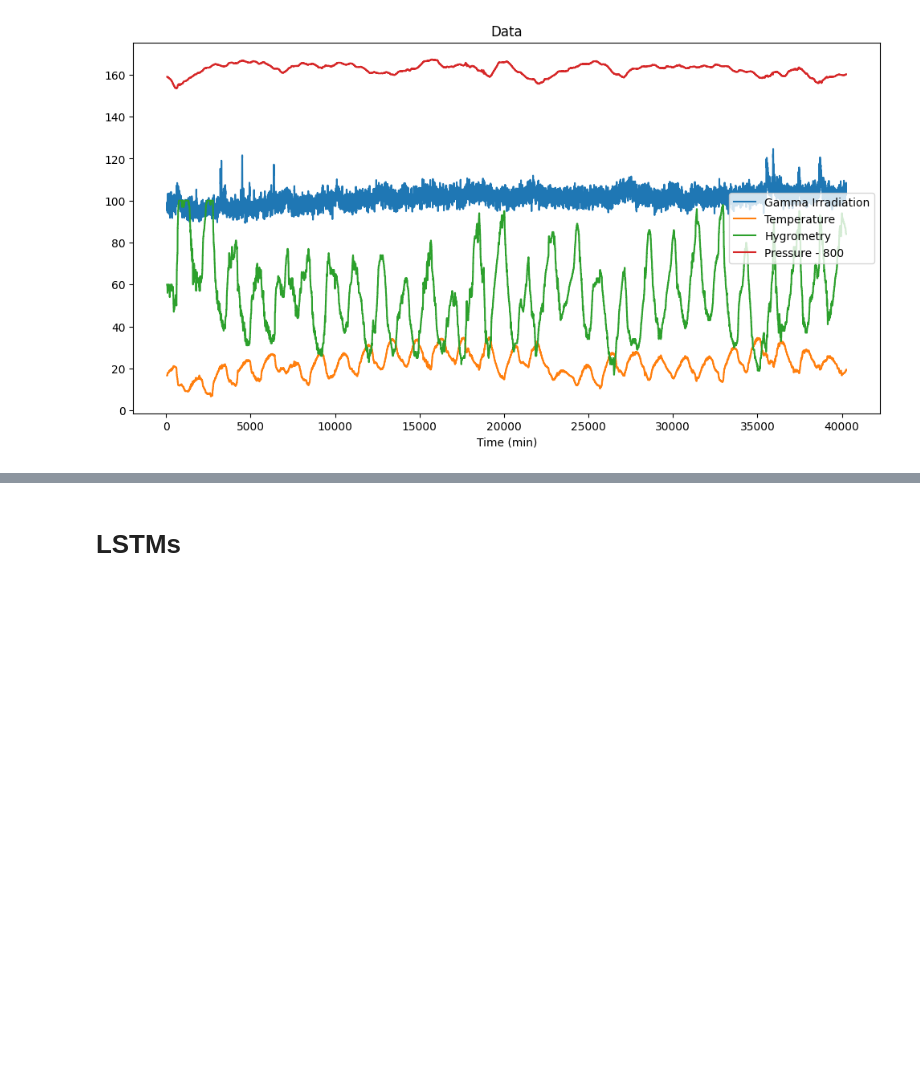
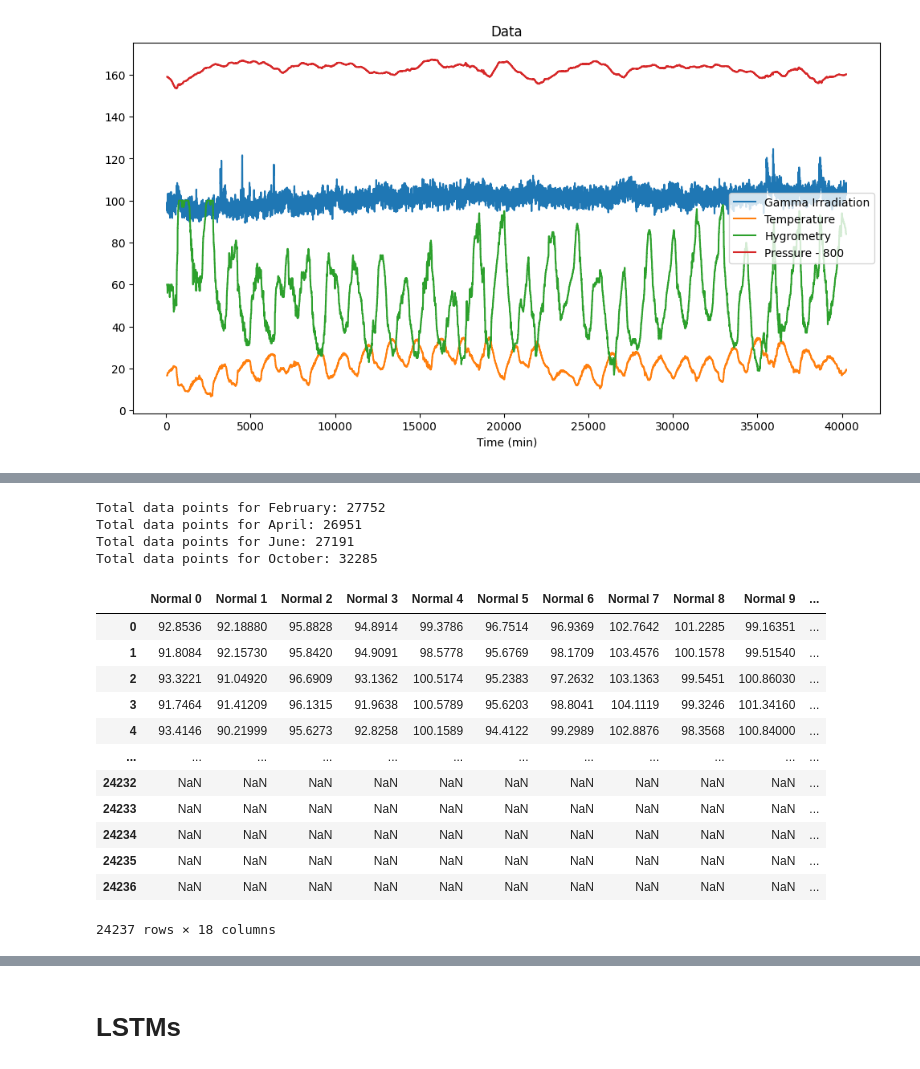
Before and after one commit to LucasTramonte/Radiological-pollution-monitoring-anomaly-detection, a Jupyter notebook: main.ipynb, the cells around one changed output, grey strips where cells are left out. Saved outputs shown, nothing was run; the diff lists cells and outputs as text; code cells hidden in the pictures; blank space fills up the shorter version.

```diff
--- a/main.ipynb
+++ b/main.ipynb
@@ -103,0 +272,60 @@ plt.show()
+# %%
+def false_sequence_extractor(signal, boolean_mask):
+    # Find the indices where the value changes
+    change_points = np.asarray(np.diff(boolean_mask.astype(int)) != 0).nonzero()[0] + 1
+
+    # Add start and end points for completeness
+    change_points = np.concatenate(([0], change_points, [len(boolean_mask)]))
+
+    # Extract sequences of False values
+    false_sequences = []
+    for i in range(len(change_points) - 1):
+        start, end = change_points[i], change_points[i + 1]
+        if not boolean_mask[start]:
+            false_sequences.append(signal[start:end])
+
+    return false_sequences
+
+normal_signals_df = pd.DataFrame(index=range(24237)) # 24237 is the length of the longest sequence
+num = 0
+
+# Dictionary to hold the total count of data points for each month
+month_data_count = {1: 0, 2: 0, 3: 0, 4: 0}
+months = ['February', 'April', 'June', 'October']
+
+# Extract sequences of normal (False) values and calculate total lengths for each month
+for i in range(4):
+    normal_sequences = false_sequence_extractor(signal.iloc[:, i], closed_detection[:, i])
+    for j, sequence in enumerate(normal_sequences):
+        sequence.reset_index(drop=True, inplace=True)
+        normal_signals_df[f'Normal {num}'] = sequence
+        month_data_count[i + 1] += len(sequence)  # Add the length of the sequence to the corresponding month
+        num += 1
+
+for i in range(4):
+    print(f'Total data points for {months[i]}: {month_data_count[i + 1]}')
+
+#save the normal sequences
+normal_signals_df.to_json('Assets/Data/normal_sequences_df.json')
+# %% [output]
+Total data points for February: 27752
+Total data points for April: 26951
+Total data points for June: 27191
+Total data points for October: 32285
+# %%
+df = pd.read_json('Assets/Data/normal_sequences_df.json')
+df
+# %% [output]
+|  | Normal 0 | Normal 1 | Normal 2 | Normal 3 | Normal 4 | Normal 5 | Normal 6 | Normal 7 | Normal 8 | Normal 9 | ... |
+| 0 | 92.8536 | 92.18880 | 95.8828 | 94.8914 | 99.3786 | 96.7514 | 96.9369 | 102.7642 | 101.2285 | 99.16351 | ... |
+| 1 | 91.8084 | 92.15730 | 95.8420 | 94.9091 | 98.5778 | 95.6769 | 98.1709 | 103.4576 | 100.1578 | 99.51540 | ... |
+| 2 | 93.3221 | 91.04920 | 96.6909 | 93.1362 | 100.5174 | 95.2383 | 97.2632 | 103.1363 | 99.5451 | 100.86030 | ... |
+| 3 | 91.7464 | 91.41209 | 96.1315 | 91.9638 | 100.5789 | 95.6203 | 98.8041 | 104.1119 | 99.3246 | 101.34160 | ... |
+| 4 | 93.4146 | 90.21999 | 95.6273 | 92.8258 | 100.1589 | 94.4122 | 99.2989 | 102.8876 | 98.3568 | 100.84000 | ... |
+| ... | ... | ... | ... | ... | ... | ... | ... | ... | ... | ... | ... |
+| 24232 | NaN | NaN | NaN | NaN | NaN | NaN | NaN | NaN | NaN | NaN | ... |
+| 24233 | NaN | NaN | NaN | NaN | NaN | NaN | NaN | NaN | NaN | NaN | ... |
+| 24234 | NaN | NaN | NaN | NaN | NaN | NaN | NaN | NaN | NaN | NaN | ... |
+| 24235 | NaN | NaN | NaN | NaN | NaN | NaN | NaN | NaN | NaN | NaN | ... |
+| 24236 | NaN | NaN | NaN | NaN | NaN | NaN | NaN | NaN | NaN | NaN | ... |
+24237 rows × 18 columns
```
Also changed, not shown: parts of 18 cells of this notebook, 2 other files.
